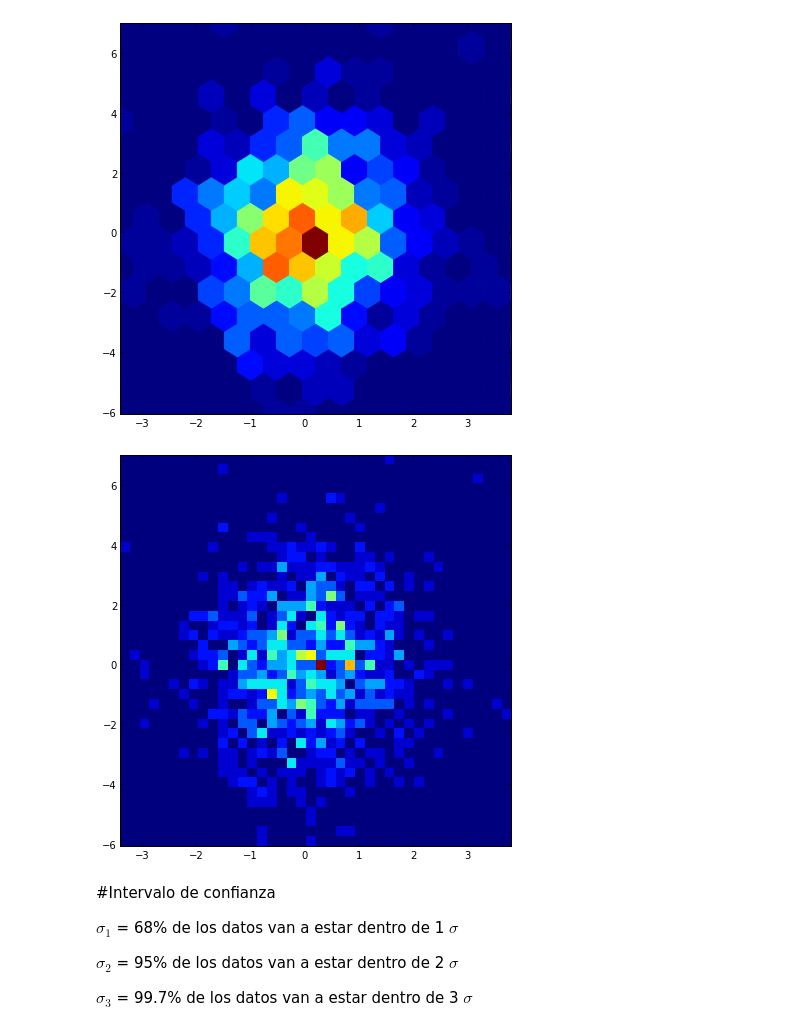
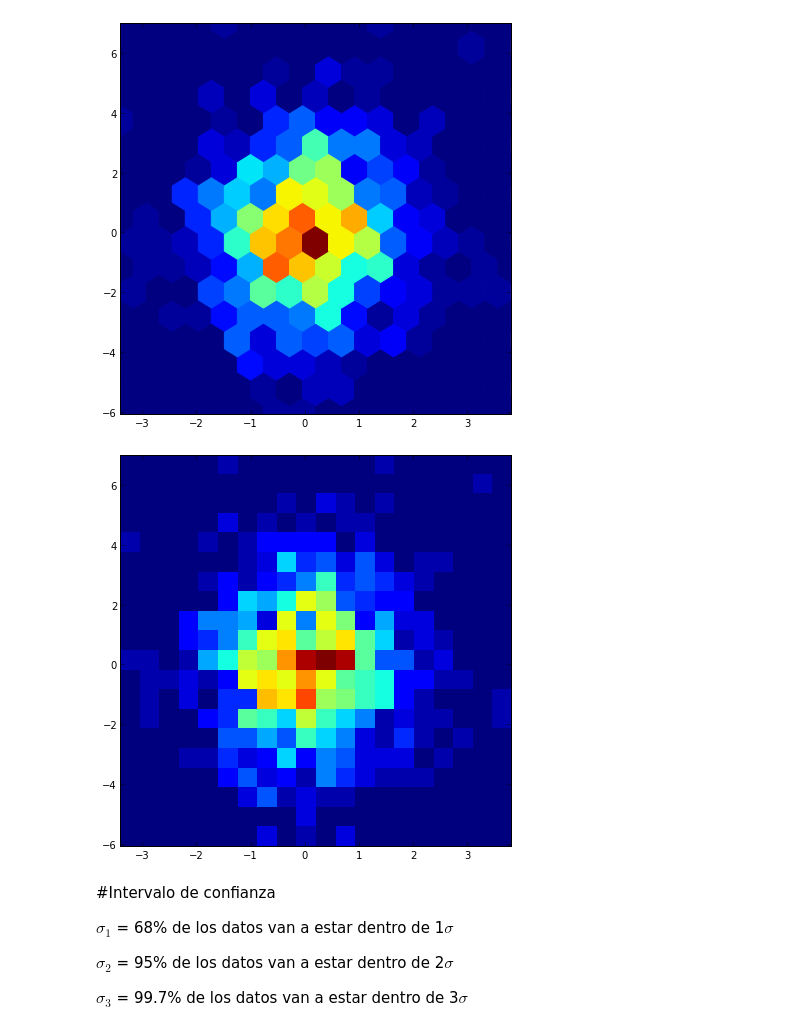
Before and after one commit to ComputoCienciasUniandes/HerramientasComputacionales, a Jupyter notebook: Lectures/8.NormalDistribution/Distribucion-Normal_&_Historgramas.ipynb, the cells around one changed output. Saved outputs shown, nothing was run; the diff lists cells and outputs as text; code cells hidden in the pictures.

```diff
--- a/Lectures/8.NormalDistribution/Distribucion-Normal_&_Historgramas.ipynb
+++ b/Lectures/8.NormalDistribution/Distribucion-Normal_&_Historgramas.ipynb
@@ -142,14 +142,14 @@ hexbin(x, y, gridsize=15)
 [figure]
 # %%
 figure(figsize=(7, 7))
-data = hist2d(x, y, bins=40)
+data = hist2d(x, y, bins=20)
 # %% [output]
-[figure, old version]
+[figure, new version]
 # %% [markdown]
 #Intervalo de confianza
 
-$\sigma_1$ = 68% de los datos van a estar dentro de 1 $\sigma$
+$\sigma_1$ = 68% de los datos van a estar dentro de 1$\sigma$
 
-$\sigma_2$ = 95% de los datos van a estar dentro de 2 $\sigma$
+$\sigma_2$ = 95% de los datos van a estar dentro de 2$\sigma$
 
-$\sigma_3$ = 99.7% de los datos van a estar dentro de 3 $\sigma$
+$\sigma_3$ = 99.7% de los datos van a estar dentro de 3$\sigma$
```
Also changed, not shown: parts of 1 cell of this notebook.
